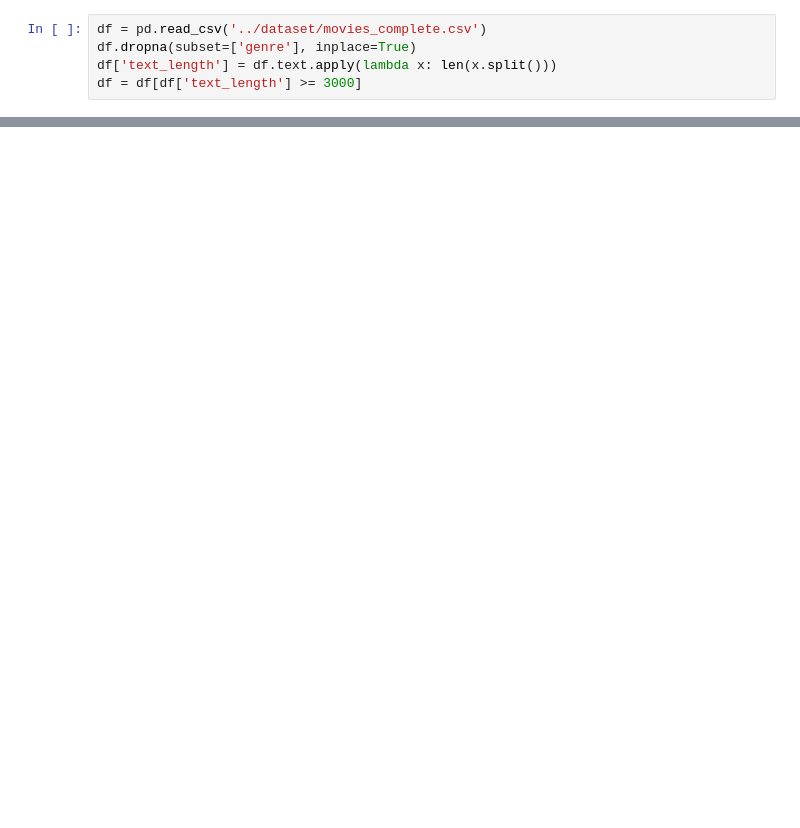
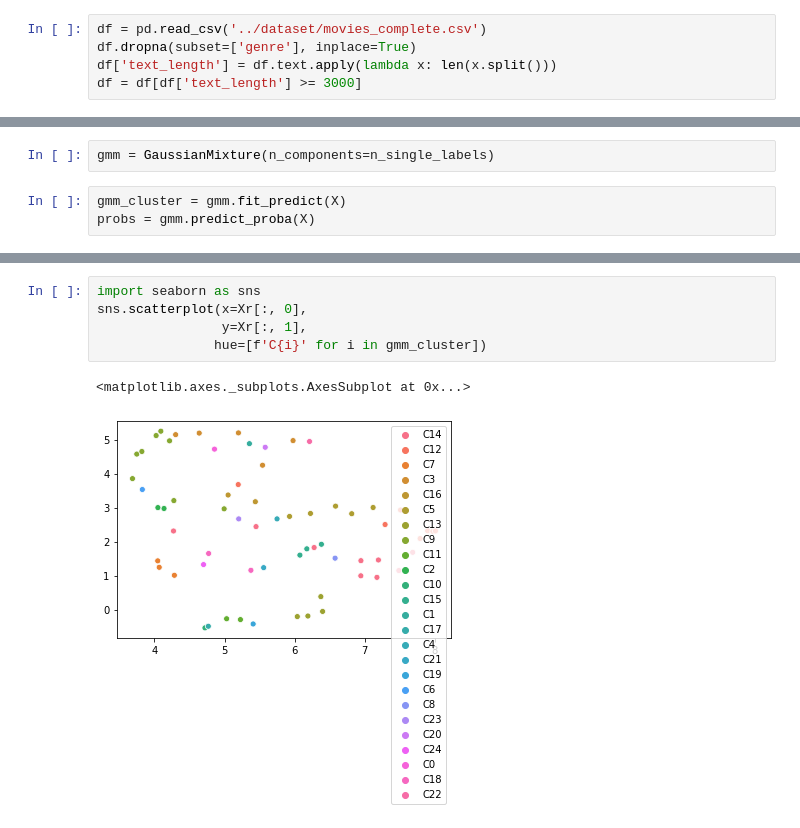
Before and after one commit to LennartKeller/SubtitleClustering, a Jupyter notebook: notebooks/LanguageAggregated.ipynb, the cells around one changed output, grey strips where cells are left out. Drawn from its saved outputs; the diff is of its cells as text; blank space fills up the shorter version.

```diff
--- a/notebooks/LanguageAggregated.ipynb
+++ b/notebooks/LanguageAggregated.ipynb
@@ -179,0 +371,5 @@ Total number of tokens in cluster => 12288748
+# %%
+gmm = GaussianMixture(n_components=n_single_labels)
+# %%
+gmm_cluster = gmm.fit_predict(X)
+probs = gmm.predict_proba(X)
@@ -179,0 +392,8 @@ Total number of tokens in cluster => 12288748
+# %%
+import seaborn as sns
+sns.scatterplot(x=Xr[:, 0],
+                y=Xr[:, 1],
+               hue=[f'C{i}' for i in gmm_cluster])
+# %% [output]
+<matplotlib.axes._subplots.AxesSubplot at 0x...>
+[figure, added]
```
Also changed, not shown: parts of 71 cells of this notebook.
